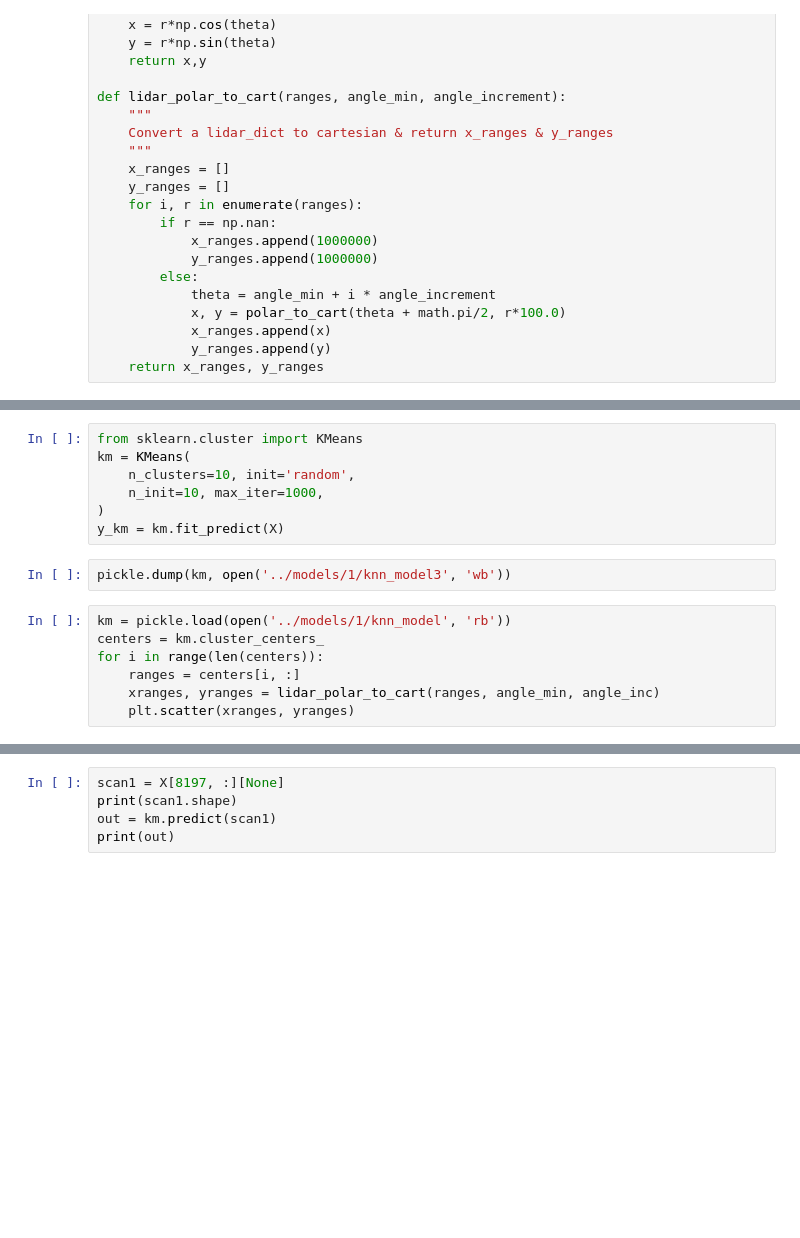
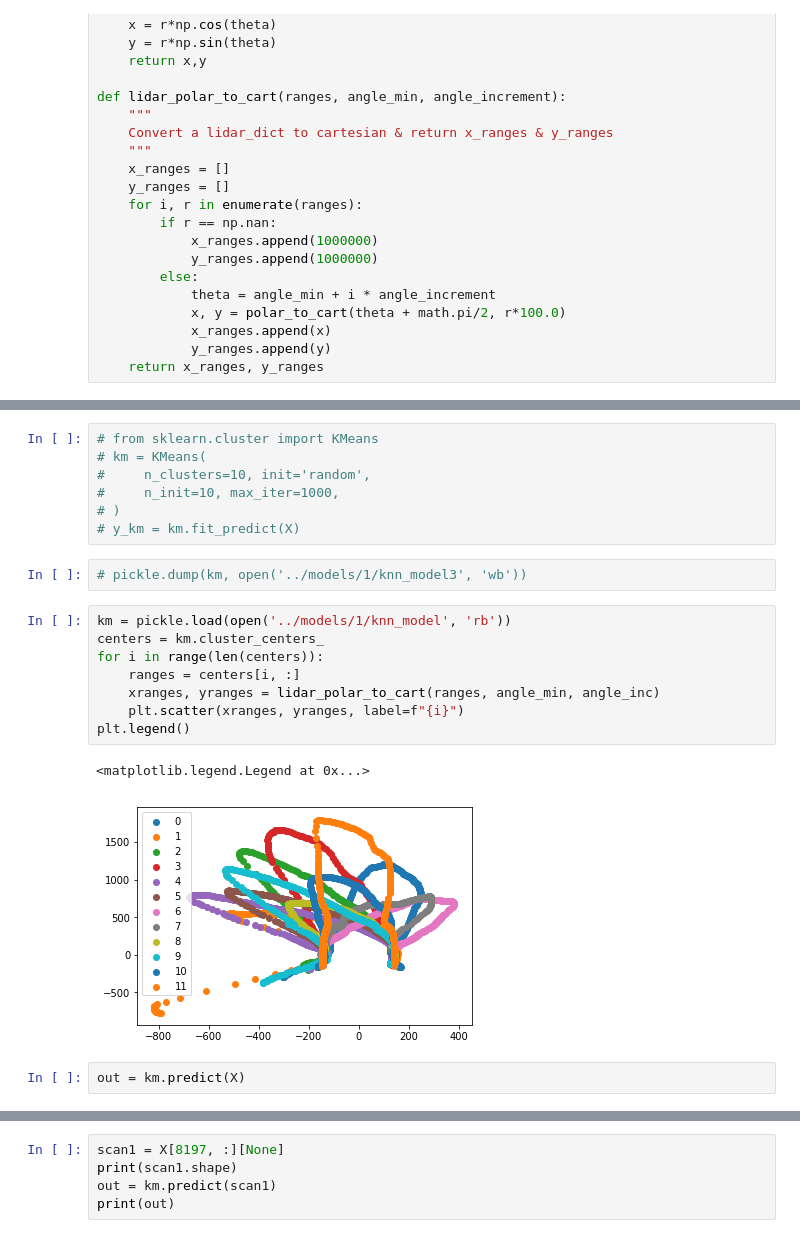
Before and after one commit to zygn/f1tenth_gym, a Jupyter notebook: scripts/Centroids.ipynb, the cells around one changed output, grey strips where cells are left out. Cells and saved outputs as stored; diff of their text form; blank space fills up the shorter version.

```diff
--- a/scripts/Centroids.ipynb
+++ b/scripts/Centroids.ipynb
@@ -54,16 +64,22 @@ for i, pkl_name in enumerate(pkl_list):
 # %%
-from sklearn.cluster import KMeans
-km = KMeans(
-    n_clusters=10, init='random',
-    n_init=10, max_iter=1000,
-)
-y_km = km.fit_predict(X)
+# from sklearn.cluster import KMeans
+# km = KMeans(
+#     n_clusters=10, init='random',
+#     n_init=10, max_iter=1000,
+# )
+# y_km = km.fit_predict(X)
 # %%
-pickle.dump(km, open('../models/1/knn_model3', 'wb'))
+# pickle.dump(km, open('../models/1/knn_model3', 'wb'))
 # %%
 km = pickle.load(open('../models/1/knn_model', 'rb'))
 centers = km.cluster_centers_
 for i in range(len(centers)):
     ranges = centers[i, :]
     xranges, yranges = lidar_polar_to_cart(ranges, angle_min, angle_inc)
-    plt.scatter(xranges, yranges)
+    plt.scatter(xranges, yranges, label=f"{i}")
+plt.legend()
+# %% [output]
+<matplotlib.legend.Legend at 0x...>
+[figure, added]
+# %%
+out = km.predict(X)
```
Also changed, not shown: parts of 7 cells of this notebook, 13 other files.
